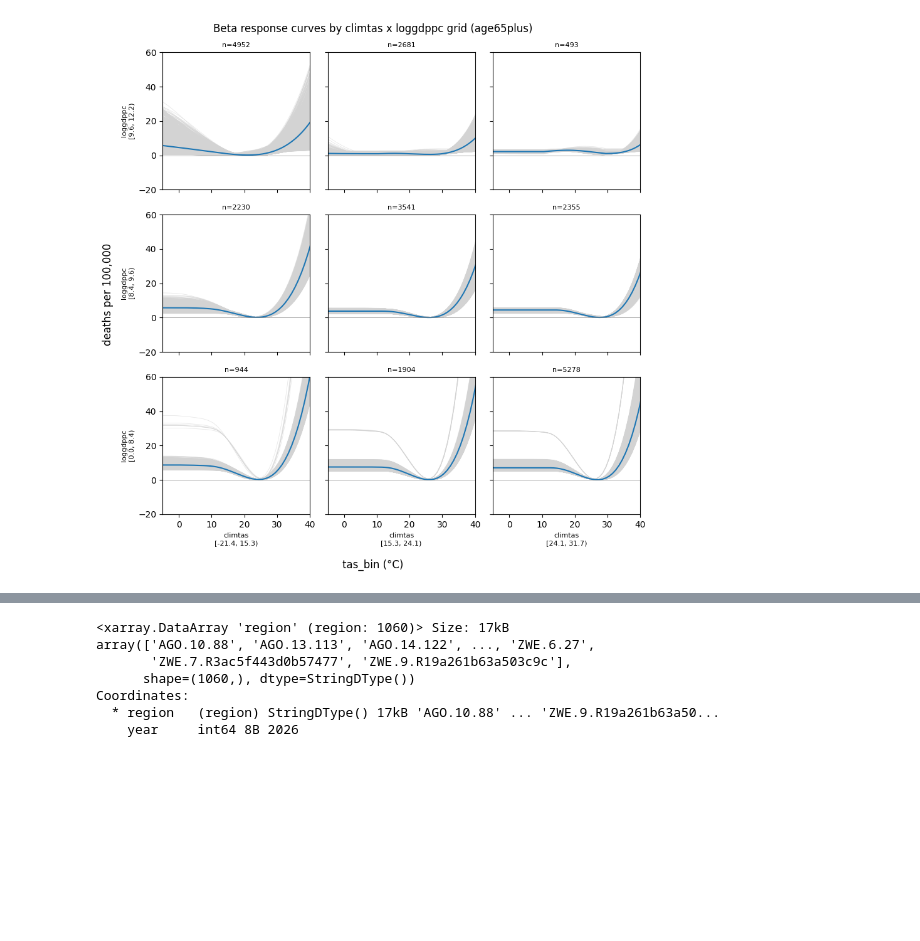
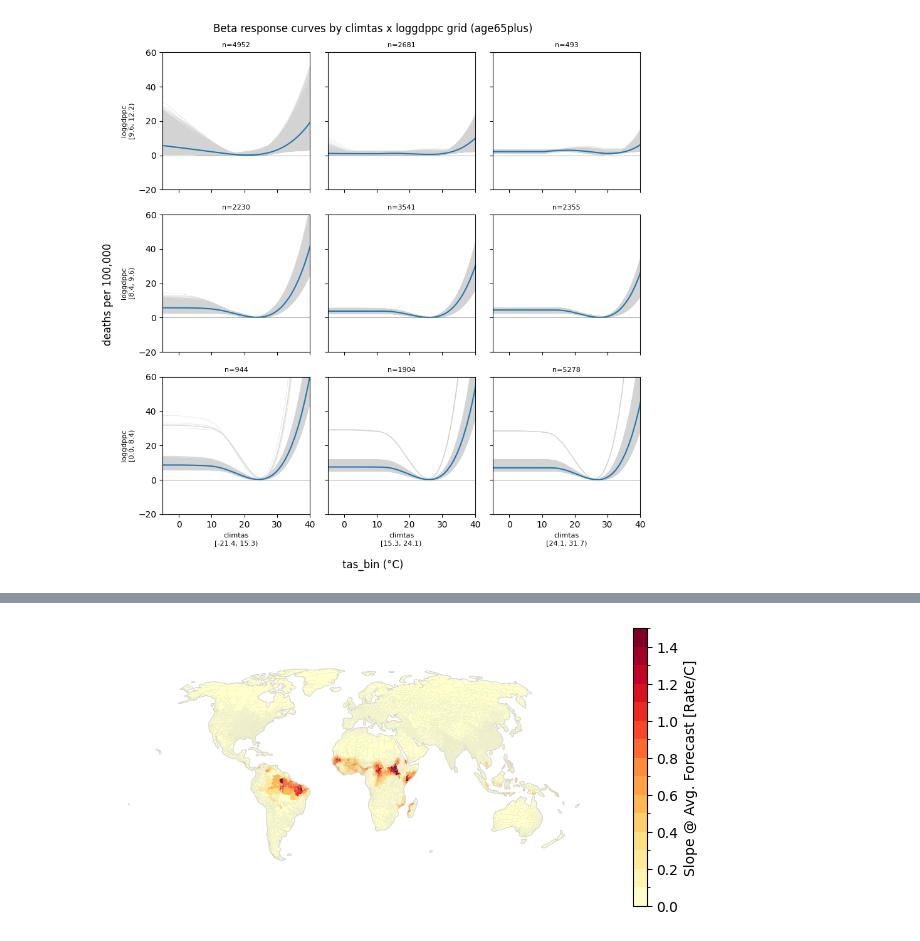
Before and after one commit to ezuetell/poreallas, a Jupyter notebook: analysis/x06_impactregion_grid.ipynb, the cells around one changed output, grey strips where cells are left out. Drawn from its saved outputs; the diff is of its cells as text; code cells hidden in the pictures; blank space fills up the shorter version.

Commit message:
Forecast slope maps

```diff
--- a/analysis/x06_impactregion_grid.ipynb
+++ b/analysis/x06_impactregion_grid.ipynb
@@ -164,4 +168,4 @@ def merge_and_filter_regions(ds, socioec_ds, forecast_ds, min_population, min_di
 
     return merged.sel(region=selected_regions)
 # %%
-merged = merge_and_filter_regions(ds, config.socioeconomics, forecast_ds, 500000, 0, 1.5)
+merged = merge_regions(ds, config.socioeconomics, forecast_ds)
@@ -190,10 +172,44 @@ plot_beta_grid_by_climate_gdp(merged, n_bins=4, age_cohort='age65plus', sample_a
+# %%
+def compute_slope_at_forecast(merged):
+    """
+    Compute d(beta)/d(tas) evaluated at each region's forecast_mean,
+    for every sample and age_cohort.
+    """
+    tas_bin = merged['tas_bin'].values
+
+    def _slope_at_point(beta_curve, x0):
+        # beta_curve: 1D array over tas_bin; x0: scalar forecast_mean for this region
+        dbeta_dtas = np.gradient(beta_curve, tas_bin)
+        return np.interp(x0, tas_bin, dbeta_dtas)
+
+    slope = xr.apply_ufunc(
+        _slope_at_point,
+        merged['beta'],
+        merged['forecast_mean'],
+        input_core_dims=[['tas_bin'], []],
+        output_core_dims=[[]],
+        vectorize=True,
+        dask='parallelized',
+        output_dtypes=[merged['beta'].dtype],
+    )
+
+    return slope.rename('beta_slope_at_forecast')
 # %%
-merged.region
+slope = compute_slope_at_forecast(merged.sel(age_cohort = 'age65plus'))
-# %% [output]
-<xarray.DataArray 'region' (region: 1060)> Size: 17kB
-array(['AGO.10.88', 'AGO.13.113', 'AGO.14.122', ..., 'ZWE.6.27',
-       'ZWE.7.R3ac5f443d0b57477', 'ZWE.9.R19a261b63a503c9c'],
-      shape=(1060,), dtype=StringDType())
-Coordinates:
-  * region   (region) StringDType() 17kB 'AGO.10.88' ... 'ZWE.9.R19a261b63a50...
-    year     int64 8B 2026
+# %%
+_polygons_slope = analysis_utils.xarray_to_gpd(
+    slope.mean(dim="sample"), config.polygons
+)
+# %%
+fig = plotting_utils.plot_single(
+    _polygons_slope,
+    col="beta_slope_at_forecast",
+    cm="YlOrRd",
+    vmin=0,
+    vmax=1.5,
+    n_colors=10,
+    sup_title="",
+    cbar_label="Slope @ Avg. Forecast [Rate/C]"
+)
+# %% [output]
+[figure, added]
```
Also changed, not shown: parts of 5 cells of this notebook.
